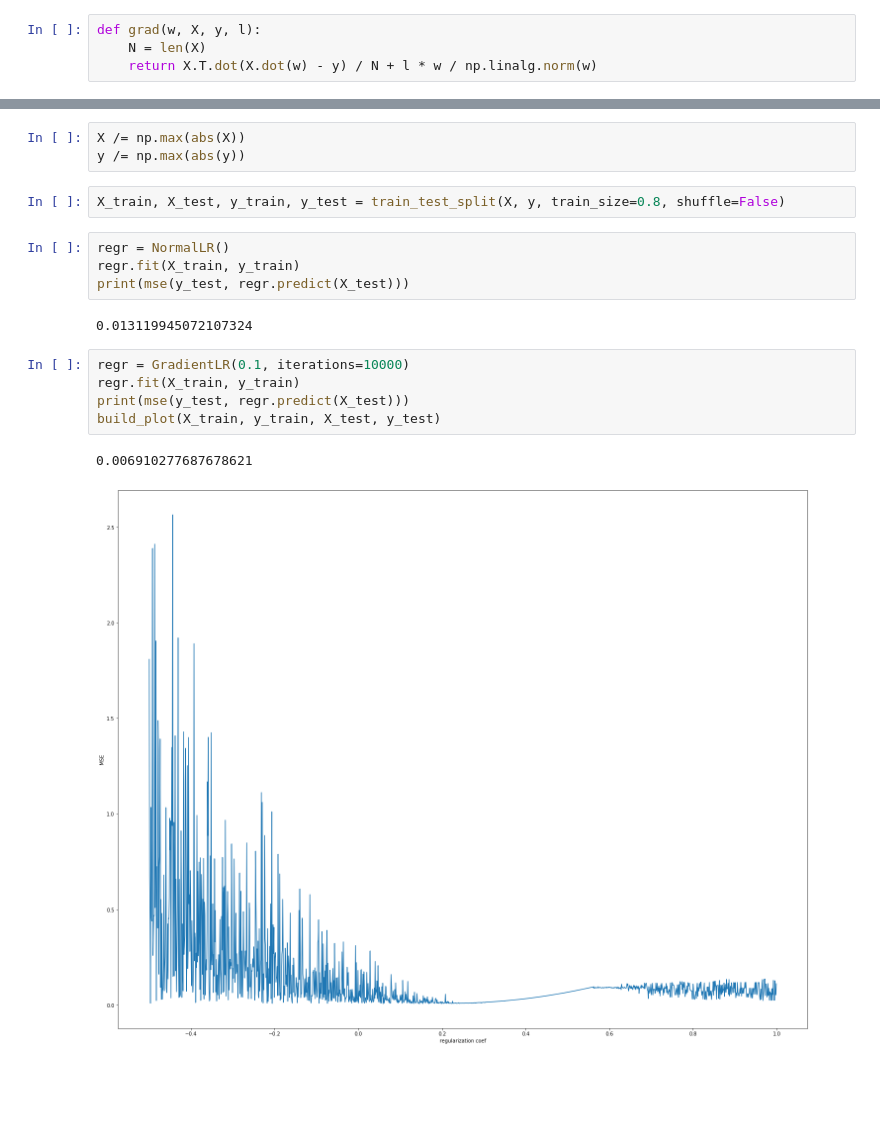
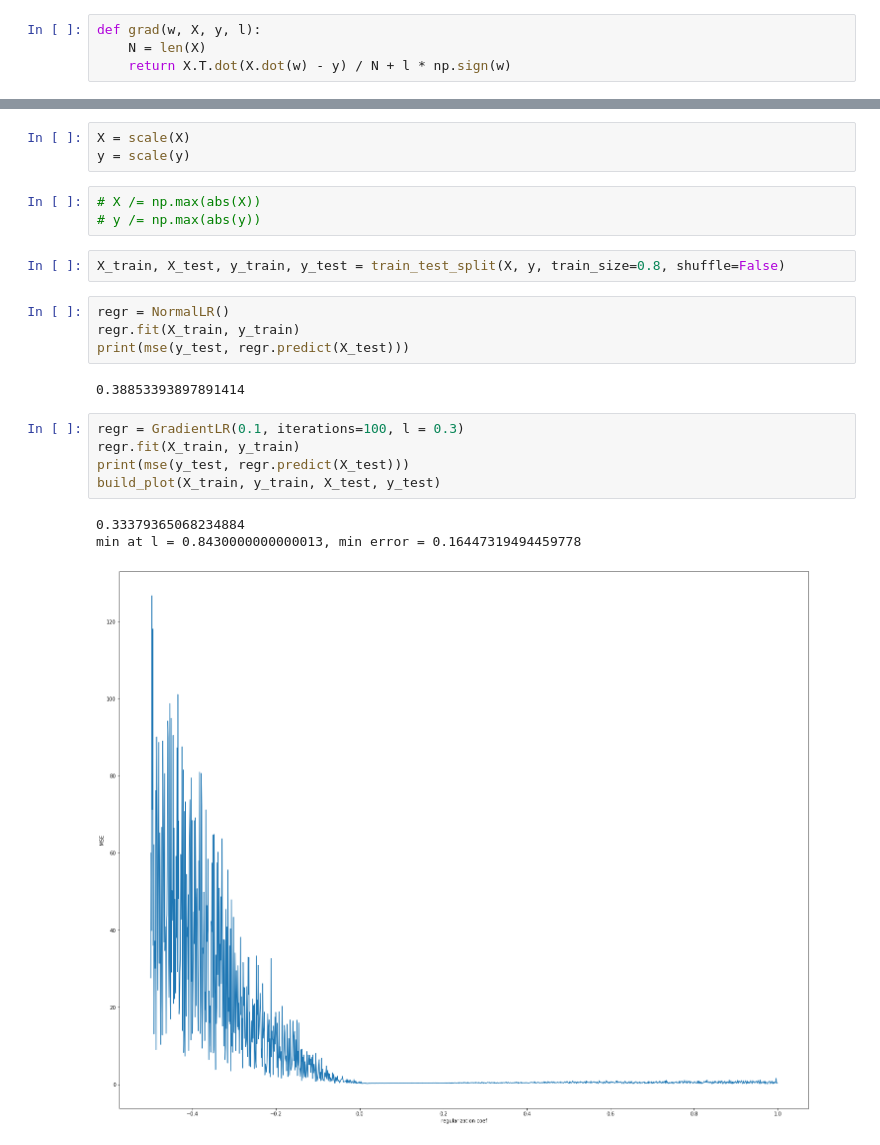
Before and after one commit to maximumSHOT-HSE/ML-HW, a Jupyter notebook: hw10/hw10_task.ipynb, the cells around one changed output, grey strips where cells are left out. Drawn from its saved outputs; the diff is of its cells as text; blank space fills up the shorter version.

```diff
--- a/hw10/hw10_task.ipynb
+++ b/hw10/hw10_task.ipynb
@@ -91,7 +91,7 @@ $\nabla F(w) = \frac{X^T(Xw - Y)}{N} + l\frac{w}{\|w\|_1}$
 # %%
 def grad(w, X, y, l):
     N = len(X)
-    return X.T.dot(X.dot(w) - y) / N + l * w / np.linalg.norm(w)
+    return X.T.dot(X.dot(w) - y) / N + l * np.sign(w)
 # %%
 class GradientLR:
     def __init__(self, alpha, iterations=10000, l=0.):
@@ -147,6 +151,9 @@ X, y = read_data()
+# %%
+X = scale(X)
+y = scale(y)
 # %%
-X /= np.max(abs(X))
-y /= np.max(abs(y))
+# X /= np.max(abs(X))
+# y /= np.max(abs(y))
 # %%
 X_train, X_test, y_train, y_test = train_test_split(X, y, train_size=0.8, shuffle=False)
 # %%
@@ -154,12 +161,13 @@ regr = NormalLR()
 regr.fit(X_train, y_train)
 print(mse(y_test, regr.predict(X_test)))
 # %% [output]
-0.013119945072107324
+0.38853393897891414
 # %%
-regr = GradientLR(0.1, iterations=10000)
+regr = GradientLR(0.1, iterations=100, l = 0.3)
 regr.fit(X_train, y_train)
 print(mse(y_test, regr.predict(X_test)))
 build_plot(X_train, y_train, X_test, y_test)
 # %% [output]
-0.006910277687678621
+0.33379365068234884
+min at l = 0.8430000000000013, min error = 0.16447319494459778
-[figure, old version]
+[figure, new version]
```
Also changed, not shown: parts of 5 cells of this notebook.
